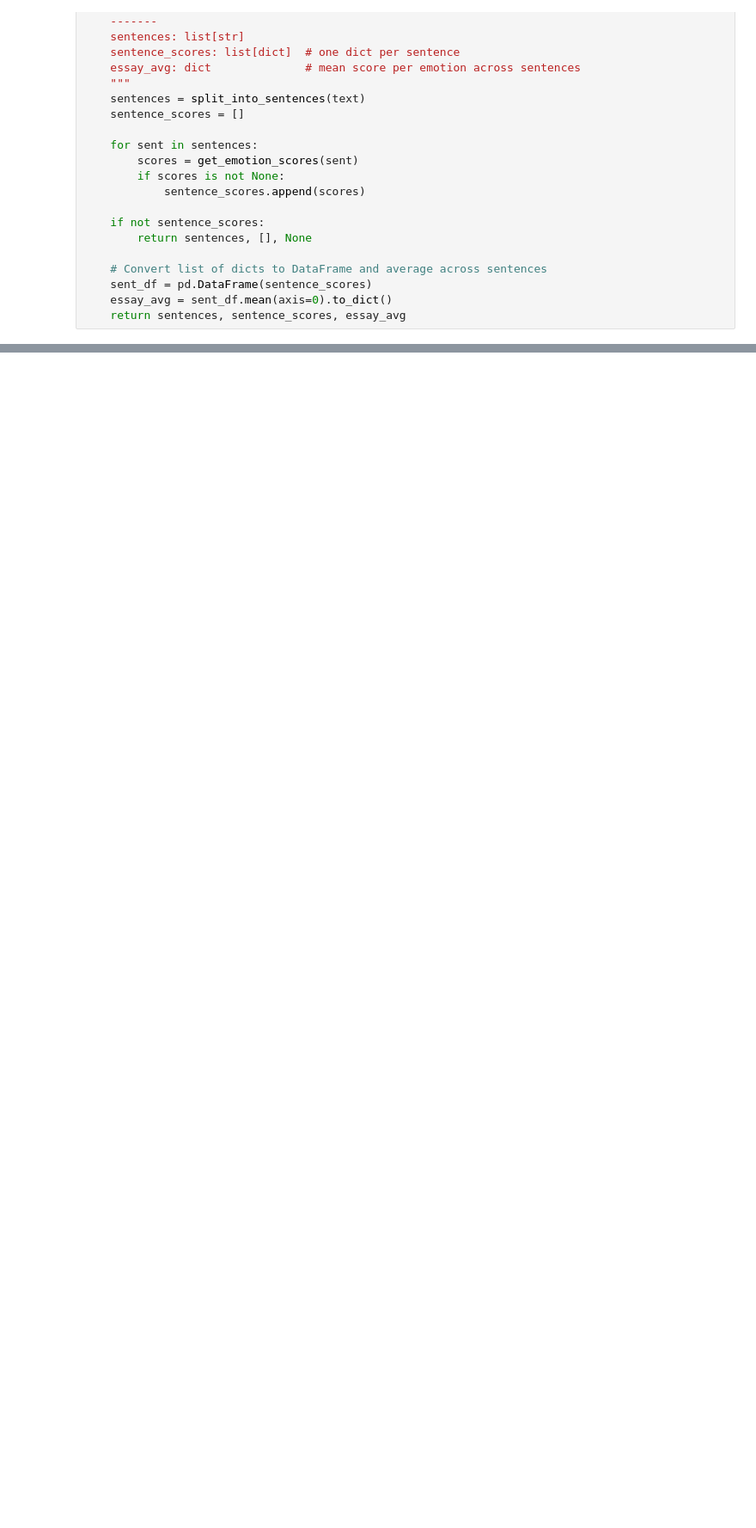
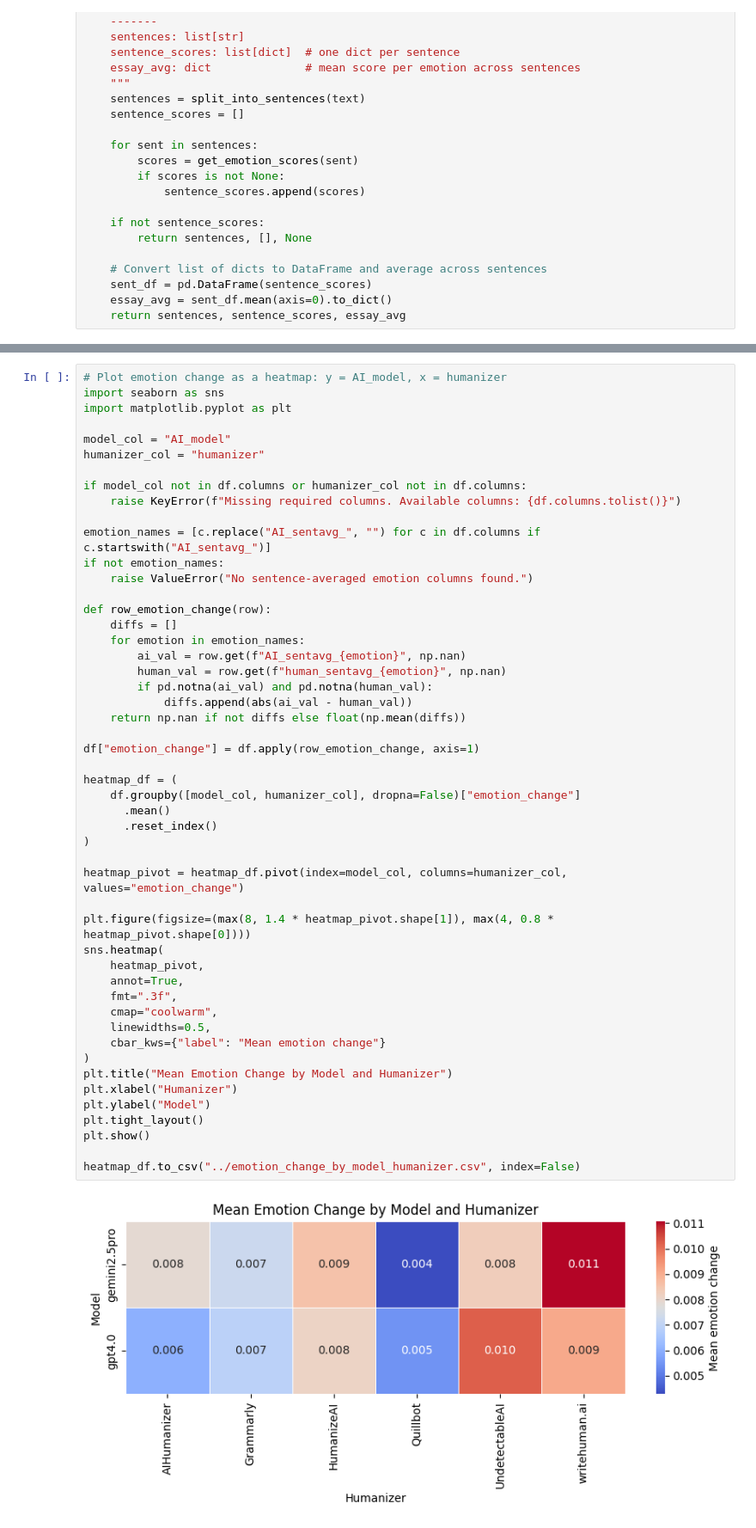
Before and after one commit to warit-tee/FYP, a Jupyter notebook: emotions/emotions_sentence_level.ipynb, the cells around one changed output, grey strips where cells are left out. Shown at 86% size. Saved outputs shown, nothing was run; the diff lists cells and outputs as text; blank space fills up the shorter version.

Commit message:
emotions update on plot

```diff
--- a/emotions/emotions_sentence_level.ipynb
+++ b/emotions/emotions_sentence_level.ipynb
@@ -174,0 +261,52 @@ print("\nSaved ../emotion_comparison_sentence_level.csv")
+# %%
+# Plot emotion change as a heatmap: y = AI_model, x = humanizer
+import seaborn as sns
+import matplotlib.pyplot as plt
+
+model_col = "AI_model"
+humanizer_col = "humanizer"
+
+if model_col not in df.columns or humanizer_col not in df.columns:
+    raise KeyError(f"Missing required columns. Available columns: {df.columns.tolist()}")
+
+emotion_names = [c.replace("AI_sentavg_", "") for c in df.columns if c.startswith("AI_sentavg_")]
+if not emotion_names:
+    raise ValueError("No sentence-averaged emotion columns found.")
+
+def row_emotion_change(row):
+    diffs = []
+    for emotion in emotion_names:
+        ai_val = row.get(f"AI_sentavg_{emotion}", np.nan)
+        human_val = row.get(f"human_sentavg_{emotion}", np.nan)
+        if pd.notna(ai_val) and pd.notna(human_val):
+            diffs.append(abs(ai_val - human_val))
+    return np.nan if not diffs else float(np.mean(diffs))
+
+df["emotion_change"] = df.apply(row_emotion_change, axis=1)
+
+heatmap_df = (
+    df.groupby([model_col, humanizer_col], dropna=False)["emotion_change"]
+      .mean()
+      .reset_index()
+)
+
+heatmap_pivot = heatmap_df.pivot(index=model_col, columns=humanizer_col, values="emotion_change")
+
+plt.figure(figsize=(max(8, 1.4 * heatmap_pivot.shape[1]), max(4, 0.8 * heatmap_pivot.shape[0])))
+sns.heatmap(
+    heatmap_pivot,
+    annot=True,
+    fmt=".3f",
+    cmap="coolwarm",
+    linewidths=0.5,
+    cbar_kws={"label": "Mean emotion change"}
+)
+plt.title("Mean Emotion Change by Model and Humanizer")
+plt.xlabel("Humanizer")
+plt.ylabel("Model")
+plt.tight_layout()
+plt.show()
+
+heatmap_df.to_csv("../emotion_change_by_model_humanizer.csv", index=False)
+# %% [output]
+[figure, added]
```
Also changed, not shown: parts of 20 cells of this notebook.
